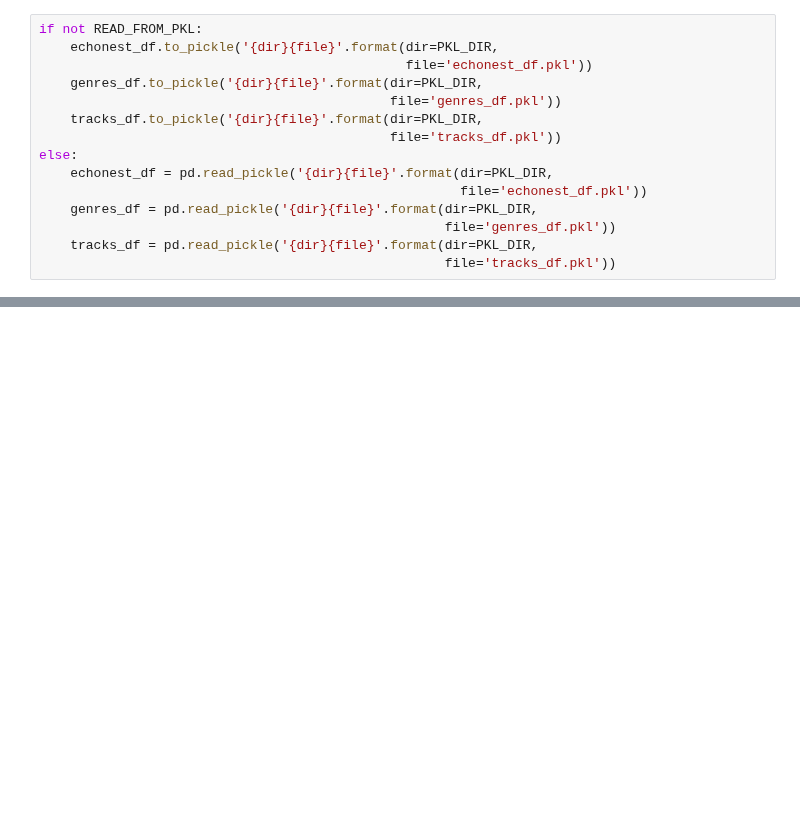
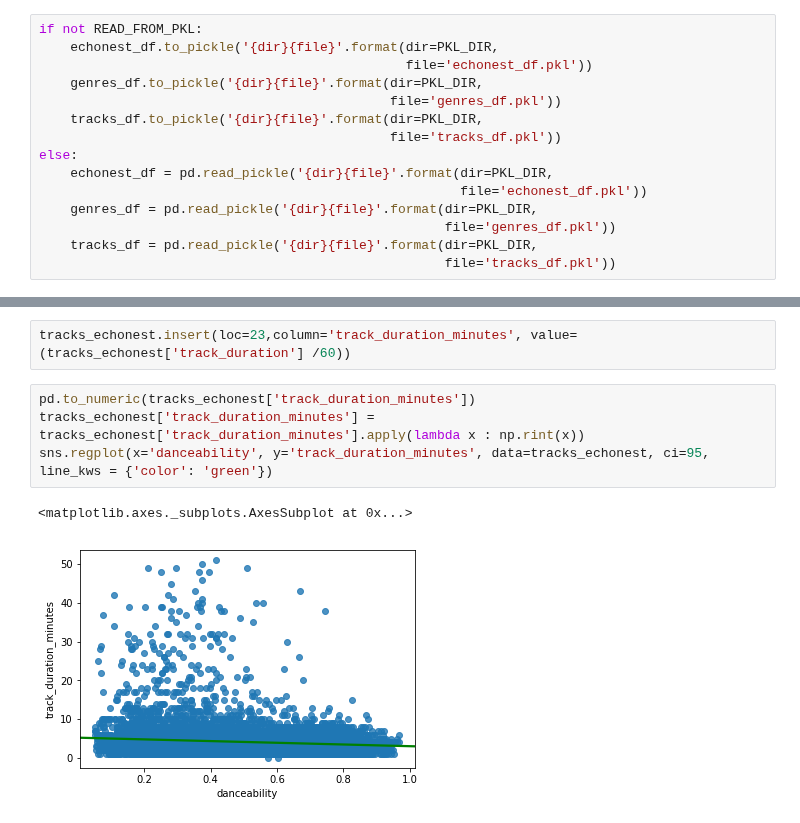
Before and after one commit to AndresMontero/Project, a Jupyter notebook: songs.ipynb, the cells around one changed output, grey strips where cells are left out. Cells and saved outputs as stored; diff of their text form; blank space fills up the shorter version.

```diff
--- a/songs.ipynb
+++ b/songs.ipynb
@@ -134,0 +253,9 @@ tracks_df.head()
+# %%
+tracks_echonest.insert(loc=23,column='track_duration_minutes', value=(tracks_echonest['track_duration'] /60))
+# %%
+pd.to_numeric(tracks_echonest['track_duration_minutes'])
+tracks_echonest['track_duration_minutes'] = tracks_echonest['track_duration_minutes'].apply(lambda x : np.rint(x))
+sns.regplot(x='danceability', y='track_duration_minutes', data=tracks_echonest, ci=95, line_kws = {'color': 'green'})
+# %% [output]
+<matplotlib.axes._subplots.AxesSubplot at 0x...>
+[figure, added]
```
Also changed, not shown: parts of 21 cells of this notebook.
